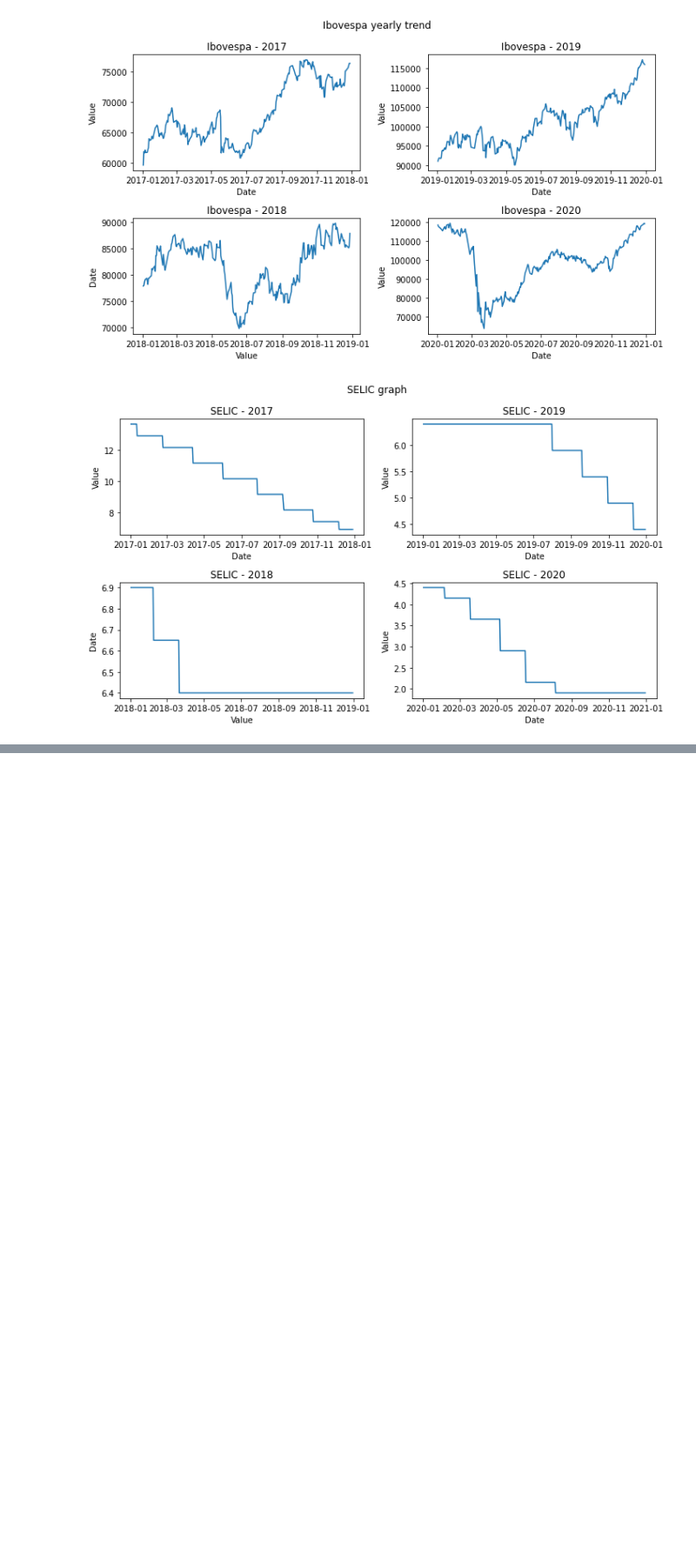
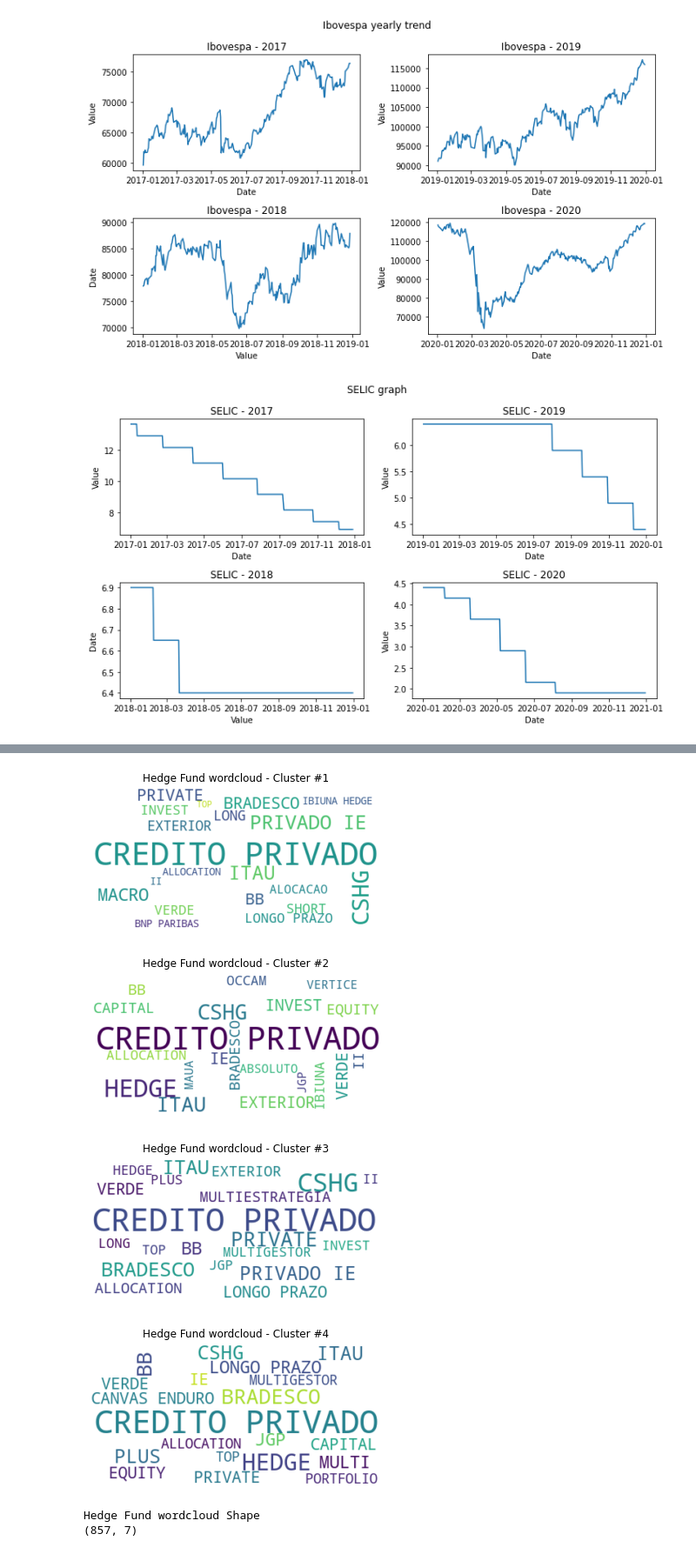
Before and after one commit to rafaelimai/ibmdscapstone, a Jupyter notebook: Capstone Work.ipynb, the cells around one changed output, grey strips where cells are left out. Shown at 87% size. Drawn from its saved outputs; the diff is of its cells as text; code cells hidden in the pictures; blank space fills up the shorter version.

```diff
--- a/Capstone Work.ipynb
+++ b/Capstone Work.ipynb
@@ -399,0 +460,13 @@ plotHistoricSelicData(selicData)
+# %%
+def run_kmeans(clusterCount,data):
+
+    kmeans = KMeans(n_clusters=clusterCount, init='k-means++', max_iter=300, n_init=10, random_state=0)
+    kmeans.fit(data[['IbovCorrelation','SELICCorrelation','flowCorrelation','avgTicketCorrelation','vol']].dropna())
+
+    k_means_labels = kmeans.labels_
+    k_means_cluster_centers = kmeans.cluster_centers_
+
+    print("Centroids:")
+    print(k_means_cluster_centers)
+
+    return k_means_labels, k_means_cluster_centers
@@ -399,0 +481,8 @@ plotHistoricSelicData(selicData)
+# %%
+stopwordsClassHedgeFund = ['MULTIMERCADO','FIM','ADVISORY']
+clusterCountHedgeFund = 4
+k_means_labels_HedgeFund, k_means_cluster_centers_HedgeFund = run_kmeans(clusterCountHedgeFund, insightsHedgeFund_Dump)
+
+stopwordsFI = ['RF','RENDA FIXA', 'RENDA', 'FIXA','ADVISORY','FIRF']
+clusterCountFI = 4
+k_means_labels_FI, k_means_cluster_centers_FI = run_kmeans(clusterCountFI, insightsFI_Dump)
@@ -399,0 +500,21 @@ plotHistoricSelicData(selicData)
+# %%
+def print_wordcloud(dataSource,k_means_labels,clusterCount,title,stopwordsClass):
+    transposed = pd.DataFrame(data=k_means_labels)
+    parsed = dataSource.dropna().reset_index().join(transposed)
+    parsed = parsed.set_index("CNPJ")
+    parsed = parsed.rename(columns={0:"resultKmeans"})
+    lista_interpretada = firstFundFilterLayer[["CNPJ","DENOM_SOCIAL"]].set_index("CNPJ")
+    lista_interpretada=lista_interpretada.reset_index().rename(columns={"CNPJ_FUNDO":"CNPJ"}).set_index("CNPJ")
+    parsed = parsed.join(lista_interpretada)
+    plot_wordcloud(parsed, clusterCount, title,stopwordsClass)
+    print("{} Shape".format(title))
+    print(parsed.shape)
+# %%
+print_wordcloud(insightsHedgeFund_Dump,k_means_labels_FI,clusterCountHedgeFund,"Hedge Fund wordcloud",stopwordsClassHedgeFund)
+# %% [output]
+[figure, added]
+[figure, added]
+[figure, added]
+[figure, added]
+Hedge Fund wordcloud Shape
+(857, 7)
```
Also changed, not shown: parts of 9 cells of this notebook, 4 other files.
